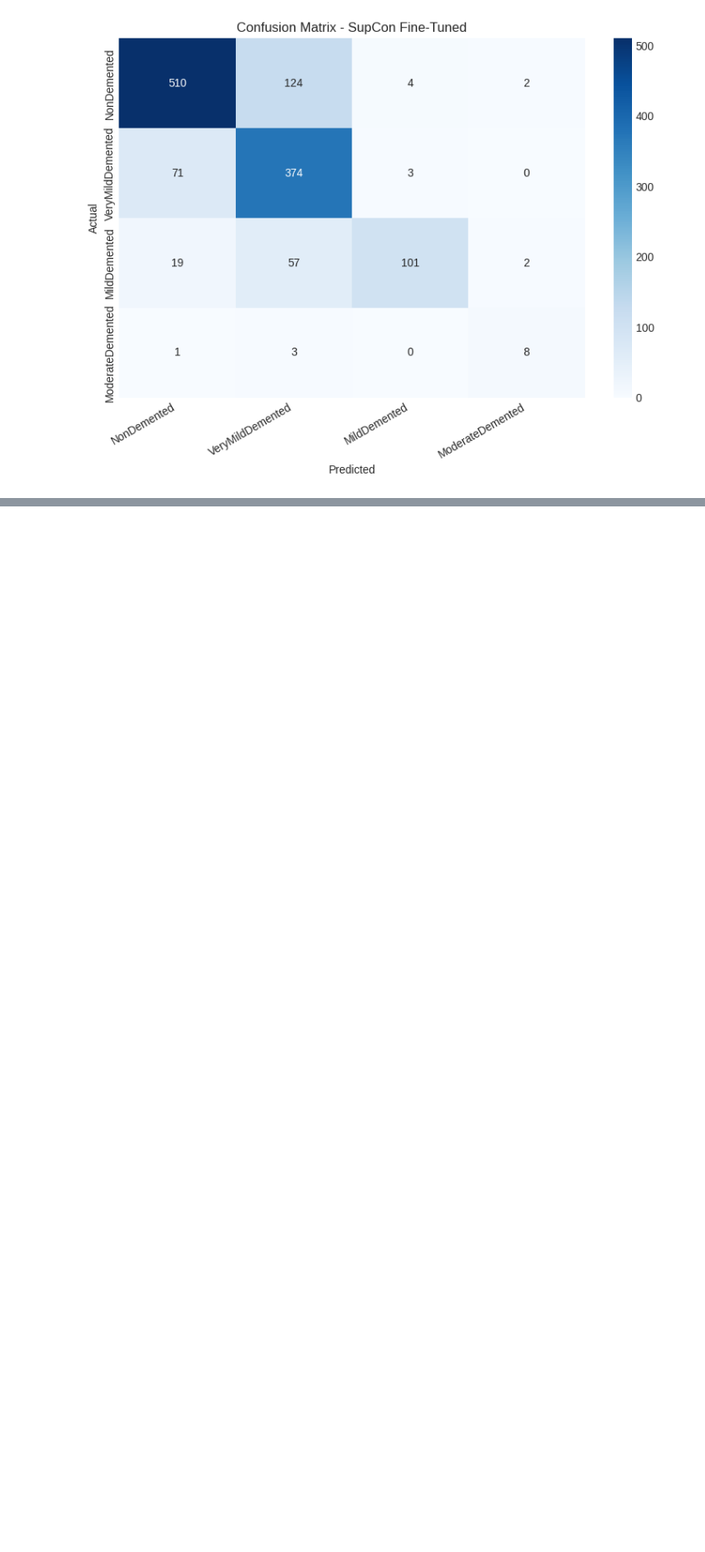
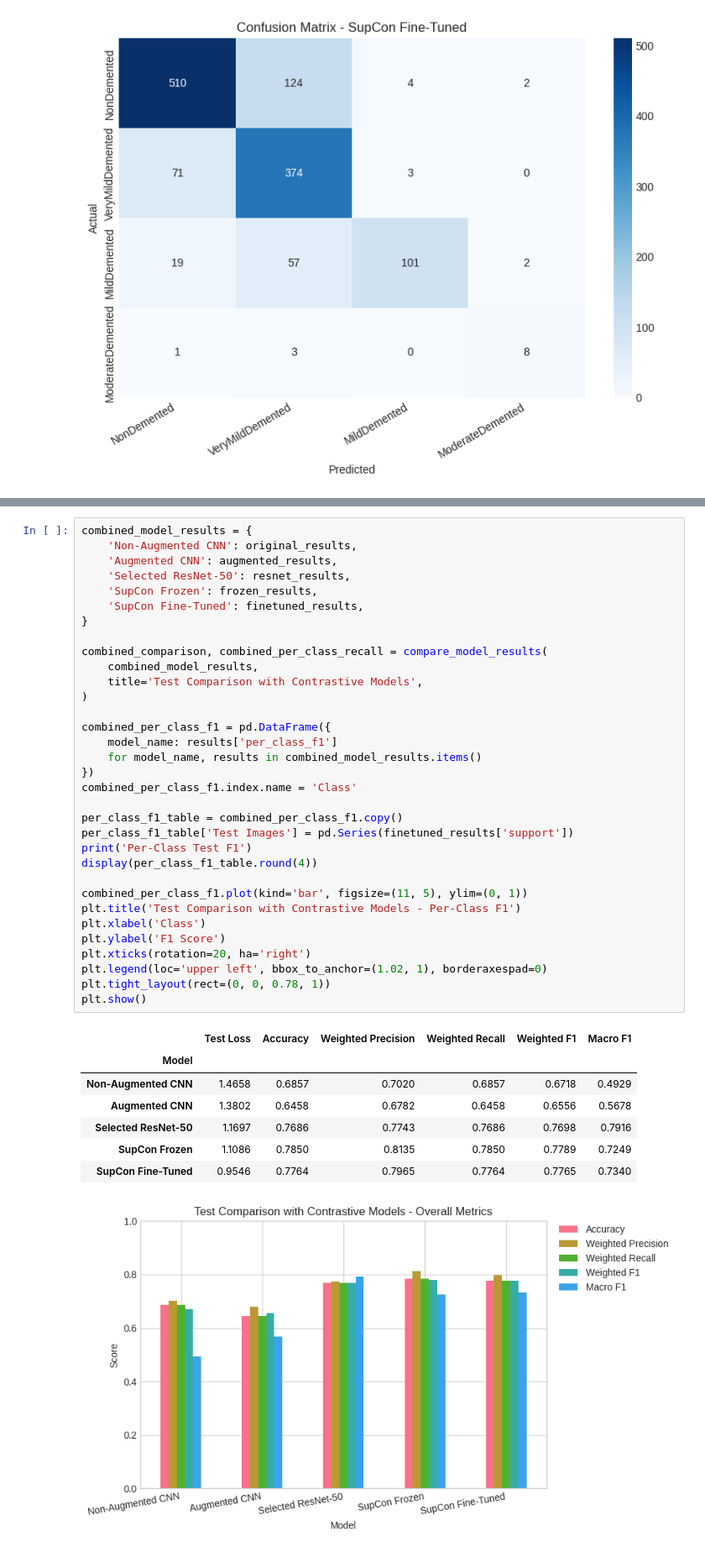
Before and after one commit to VladetaV/Deep-Learning-For-Human-Body-Marker-Augmentation, a Jupyter notebook: alzheimer_classification.ipynb, the cells around one changed output, grey strips where cells are left out. Shown at 84% size. Drawn from its saved outputs; the diff is of its cells as text; blank space fills up the shorter version.

Commit message:
Add per-class test comparison with contrastive models

```diff
--- a/alzheimer_classification.ipynb
+++ b/alzheimer_classification.ipynb
@@ -2443,0 +2450,42 @@ Macro F1          : 0.7340
+# %%
+combined_model_results = {
+    'Non-Augmented CNN': original_results,
+    'Augmented CNN': augmented_results,
+    'Selected ResNet-50': resnet_results,
+    'SupCon Frozen': frozen_results,
+    'SupCon Fine-Tuned': finetuned_results,
+}
+
+combined_comparison, combined_per_class_recall = compare_model_results(
+    combined_model_results,
+    title='Test Comparison with Contrastive Models',
+)
+
+combined_per_class_f1 = pd.DataFrame({
+    model_name: results['per_class_f1']
+    for model_name, results in combined_model_results.items()
+})
+combined_per_class_f1.index.name = 'Class'
+
+per_class_f1_table = combined_per_class_f1.copy()
+per_class_f1_table['Test Images'] = pd.Series(finetuned_results['support'])
+print('Per-Class Test F1')
+display(per_class_f1_table.round(4))
+
+combined_per_class_f1.plot(kind='bar', figsize=(11, 5), ylim=(0, 1))
+plt.title('Test Comparison with Contrastive Models - Per-Class F1')
+plt.xlabel('Class')
+plt.ylabel('F1 Score')
+plt.xticks(rotation=20, ha='right')
+plt.legend(loc='upper left', bbox_to_anchor=(1.02, 1), borderaxespad=0)
+plt.tight_layout(rect=(0, 0, 0.78, 1))
+plt.show()
+# %% [output]
+|  | Test Loss | Accuracy | Weighted Precision | Weighted Recall | Weighted F1 | Macro F1 |
+| Model |  |  |  |  |  |  |
+| Non-Augmented CNN | 1.4658 | 0.6857 | 0.7020 | 0.6857 | 0.6718 | 0.4929 |
+| Augmented CNN | 1.3802 | 0.6458 | 0.6782 | 0.6458 | 0.6556 | 0.5678 |
+| Selected ResNet-50 | 1.1697 | 0.7686 | 0.7743 | 0.7686 | 0.7698 | 0.7916 |
+| SupCon Frozen | 1.1086 | 0.7850 | 0.8135 | 0.7850 | 0.7789 | 0.7249 |
+| SupCon Fine-Tuned | 0.9546 | 0.7764 | 0.7965 | 0.7764 | 0.7765 | 0.7340 |
+[figure, added]
```
Also changed, not shown: parts of 4 cells of this notebook.
